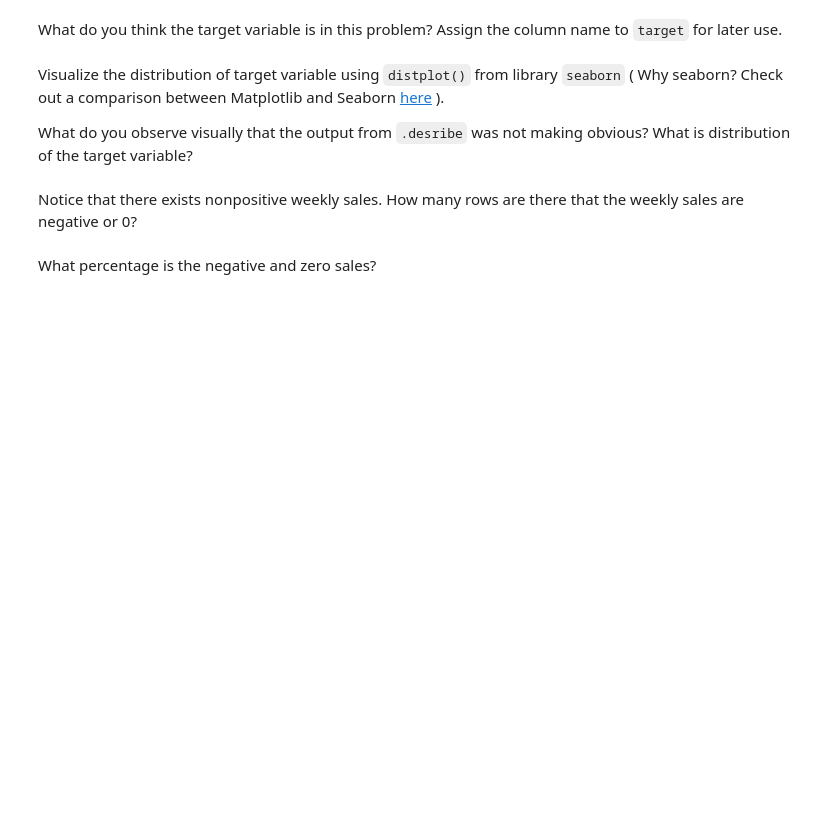
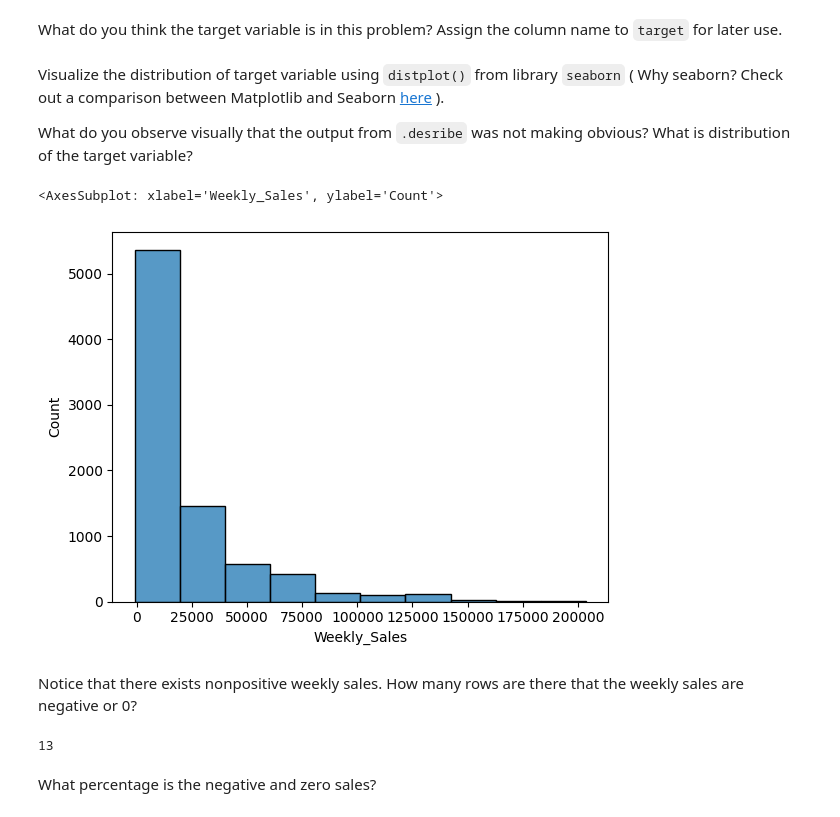
Before and after one commit to patrickmgebhard/MLE-11, a Jupyter notebook: assignments/week-04-data-eng-airflow/nb/walmart-sales-data.ipynb, the cells around one changed output. Cells and saved outputs as stored; diff of their text form; code cells hidden in the pictures; blank space fills up the shorter version.

```diff
--- a/assignments/week-04-data-eng-airflow/nb/walmart-sales-data.ipynb
+++ b/assignments/week-04-data-eng-airflow/nb/walmart-sales-data.ipynb
@@ -207,7 +192,7 @@ Split the data into training dataset (80%) and test dataset (20%). Use function
 # %%
 from sklearn.model_selection import train_test_split
 # %%
-df_train, df_test = train_test_split(X, y, test_size=0.2, random_state=42)
+df_train, df_test = train_test_split(df, test_size=0.2, random_state=42)
 # %%
 print('Original set  ---> ',df.shape,
       '\nTraining set  ---> ',df_train.shape,
@@ -316,20 +358,28 @@ dtype: int64
 # %% [markdown]
 What do you think the target variable is in this problem? Assign the column name to `target` for later use.
 # %%
-target = # YOUR CODE HERE
+target = 'Weekly_Sales'
 # %% [markdown]
 Visualize the distribution of target variable using `distplot()` from library `seaborn` ( Why seaborn? Check out a comparison between Matplotlib and Seaborn [here](https://analyticsindiamag.com/comparing-python-data-visualization-tools-matplotlib-vs-seaborn/) ).
 
 What do you observe visually that the output from `.desribe` was not making obvious? What is distribution of the target variable?
 # %%
 import seaborn as sns
-# YOUR CODE HERE and set the bins to 10
+# displot() was deprecated, hence I use histplot()
+sns.histplot(data=df_train, x=target, bins=10)
+# Over 5k data points have a value from 0 to below 25k. The data is not normally distributed around the mean (~22k), but heavily skewed. There are only few very high values e.g. above 100k.
+# The distribution is heavily skewed to the right, which means that the mode is smaller than the median is smaller than the mean.
+# %% [output]
+<AxesSubplot: xlabel='Weekly_Sales', ylabel='Count'>
+[figure, added]
 # %% [markdown]
 Notice that there exists nonpositive weekly sales. How many rows are there that the weekly sales are negative or 0?
 # %%
-# YOUR CODE HERE
+df_train.index[df_train[target] <= 0].size
 # HINT Sum of values less than or equal to 0 in training data
 # Expected Output: 13
+# %% [output]
+13
 # %% [markdown]
 What percentage is the negative and zero sales?
 # %%
```
Also changed, not shown: parts of 13 cells of this notebook.
